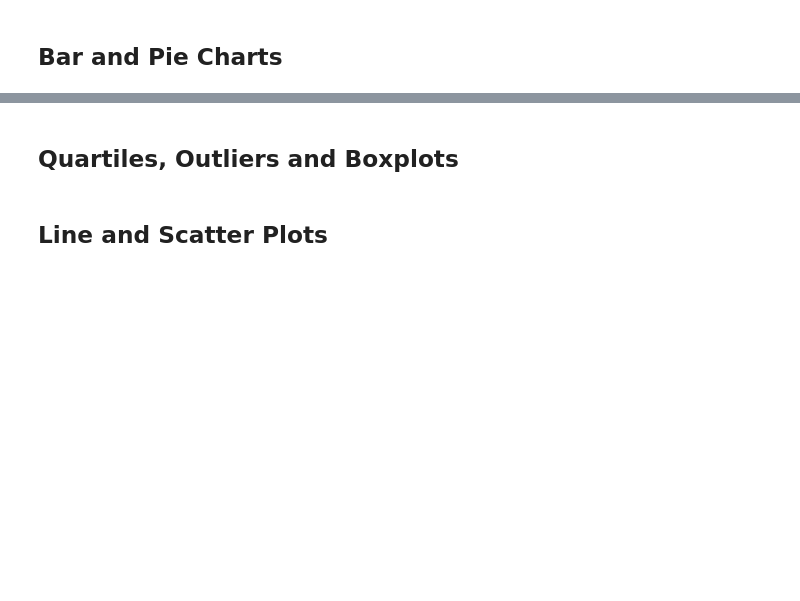
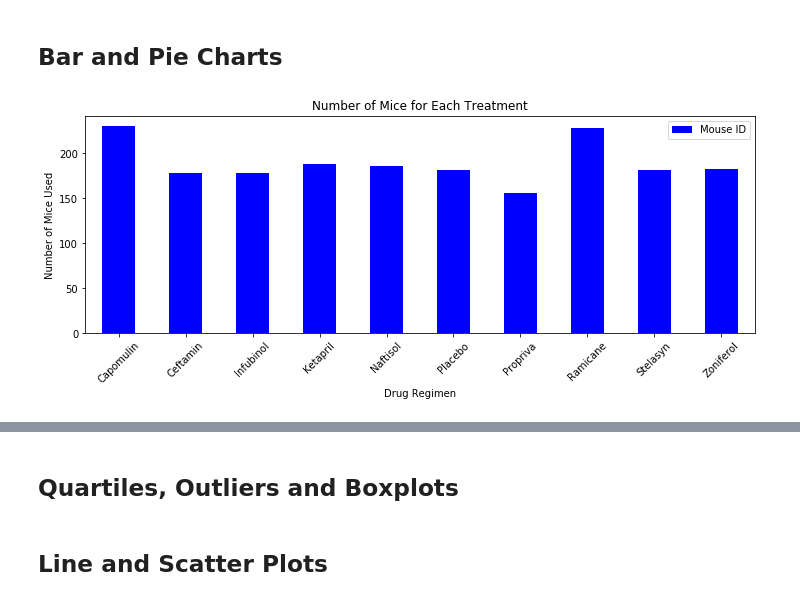
Before and after one commit to jbski/Matplotlib-The_Power_of_Plots, a Jupyter notebook: Pymaceuticals/pymaceuticals_starter.ipynb, the cells around one changed output, grey strips where cells are left out. Saved outputs shown, nothing was run; the diff lists cells and outputs as text; code cells hidden in the pictures; blank space fills up the shorter version.

```diff
--- a/Pymaceuticals/pymaceuticals_starter.ipynb
+++ b/Pymaceuticals/pymaceuticals_starter.ipynb
@@ -162,0 +160,18 @@ mouse_results_df2
+# %%
+# Generate a bar plot showing the total number of mice for each treatment throughout the course of the study using pandas.
+plot_mice_df = regimen_groups["Mouse ID"].count()
+plot_mice_df =pd.DataFrame(plot_mice_df)
+plot_mice_df
+
+#Use pandas to plot the bar chart
+mice_used_plot = plot_mice_df.plot(kind="bar", figsize=(12,4), use_index=True, color="blue")
+
+#Set the titles and labels
+mice_used_plot.set_xticklabels(plot_mice_df.index, rotation=45)
+mice_used_plot.set_xlabel("Drug Regimen")
+mice_used_plot.set_ylabel("Number of Mice Used")
+mice_used_plot.set_title("Number of Mice for Each Treatment")
+
+plt.show()
+# %% [output]
+[figure, added]
```
Also changed, not shown: parts of 4 cells of this notebook, 1 other file.
